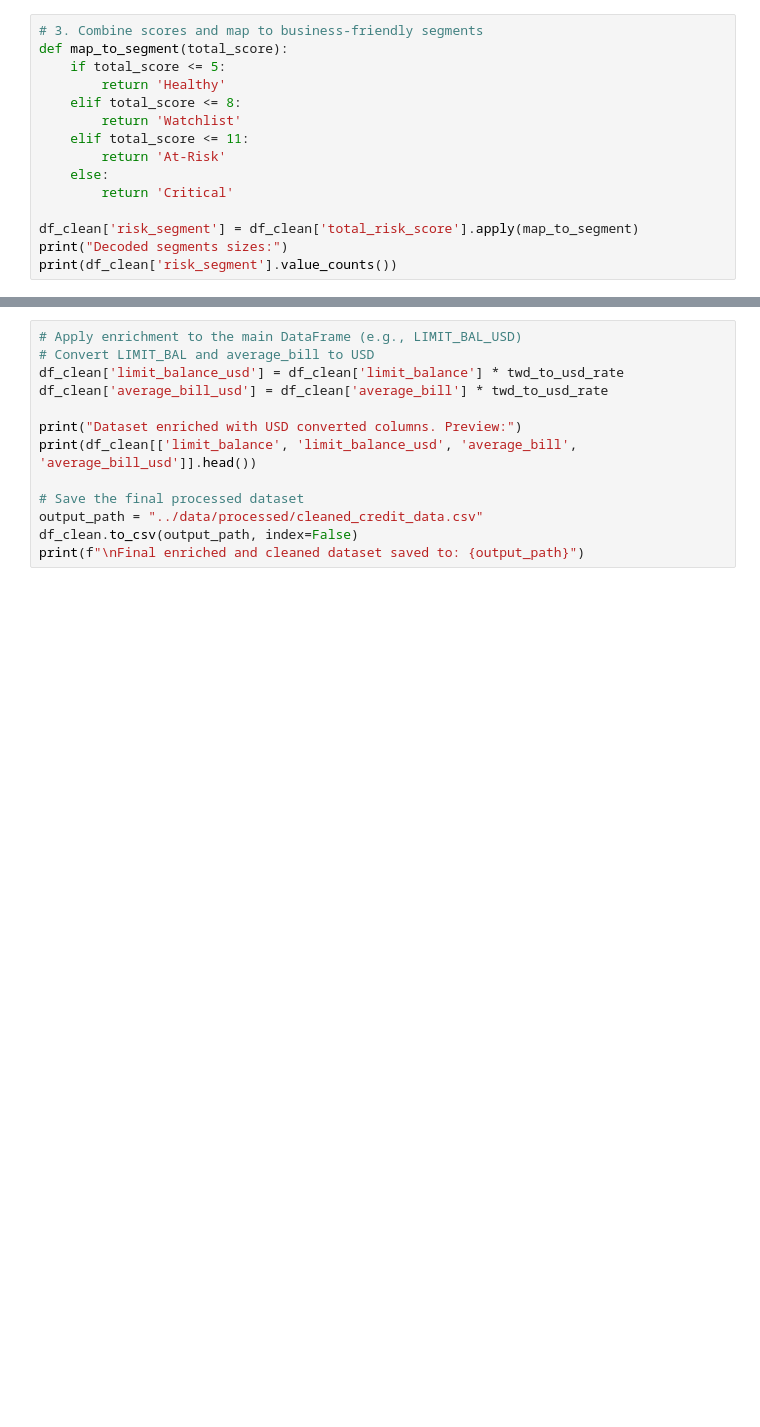
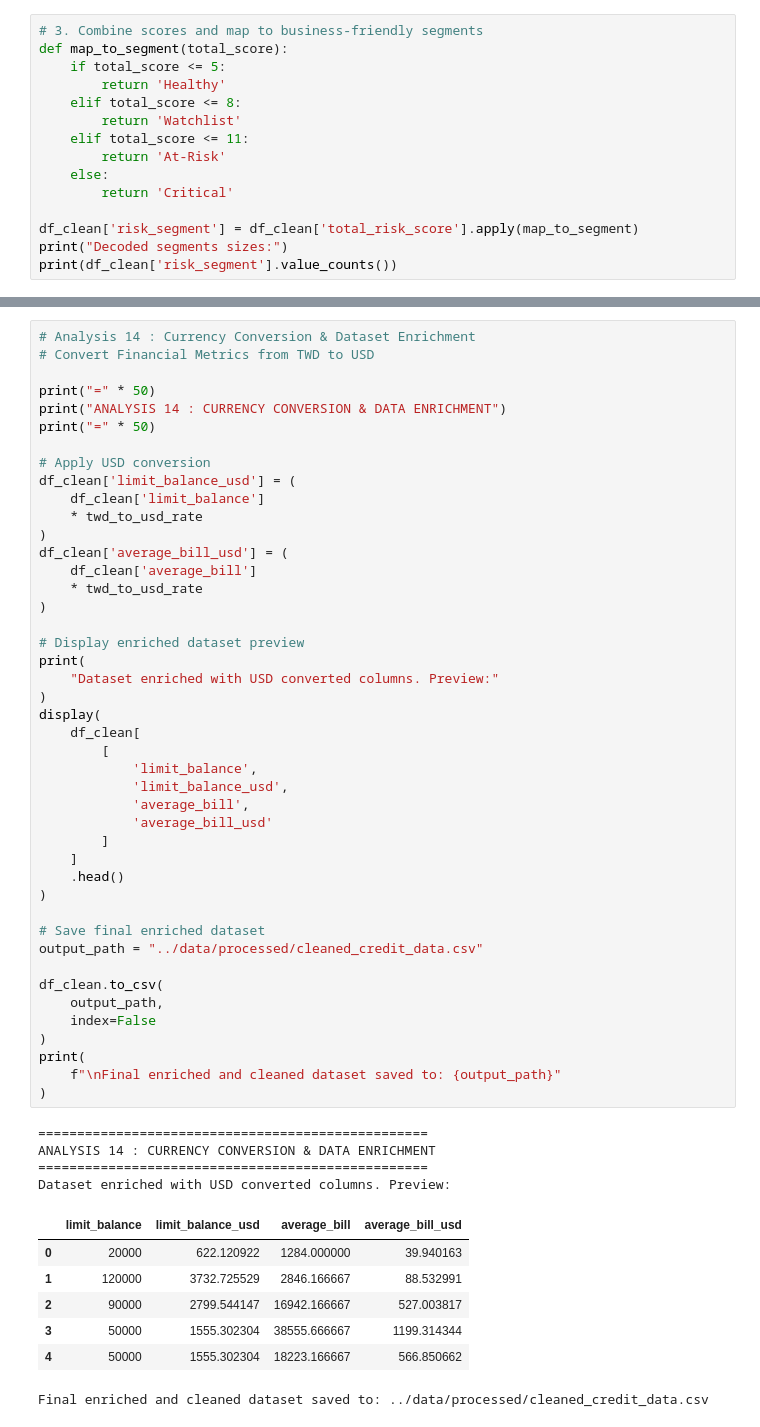
Before and after one commit to ChamithuPunchihewa/Final-Python-Project, a Jupyter notebook: notebooks/Technical_Appendix.ipynb, the cells around one changed output, grey strips where cells are left out. Drawn from its saved outputs; the diff is of its cells as text; blank space fills up the shorter version.

```diff
--- a/notebooks/Technical_Appendix.ipynb
+++ b/notebooks/Technical_Appendix.ipynb
@@ -1526,13 +1873,56 @@ except Exception as e:
 # %%
-# Apply enrichment to the main DataFrame (e.g., LIMIT_BAL_USD)
-# Convert LIMIT_BAL and average_bill to USD
-df_clean['limit_balance_usd'] = df_clean['limit_balance'] * twd_to_usd_rate
-df_clean['average_bill_usd'] = df_clean['average_bill'] * twd_to_usd_rate
+# Analysis 14 : Currency Conversion & Dataset Enrichment
+# Convert Financial Metrics from TWD to USD
 
-print("Dataset enriched with USD converted columns. Preview:")
-print(df_clean[['limit_balance', 'limit_balance_usd', 'average_bill', 'average_bill_usd']].head())
+print("=" * 50)
+print("ANALYSIS 14 : CURRENCY CONVERSION & DATA ENRICHMENT")
+print("=" * 50)
 
-# Save the final processed dataset
+# Apply USD conversion
+df_clean['limit_balance_usd'] = (
+    df_clean['limit_balance']
+    * twd_to_usd_rate
+)
+df_clean['average_bill_usd'] = (
+    df_clean['average_bill']
+    * twd_to_usd_rate
+)
+
+# Display enriched dataset preview
+print(
+    "Dataset enriched with USD converted columns. Preview:"
+)
+display(
+    df_clean[
+        [
+            'limit_balance',
+            'limit_balance_usd',
+            'average_bill',
+            'average_bill_usd'
+        ]
+    ]
+    .head()
+)
+
+# Save final enriched dataset
 output_path = "../data/processed/cleaned_credit_data.csv"
-df_clean.to_csv(output_path, index=False)
-print(f"\nFinal enriched and cleaned dataset saved to: {output_path}")
+
+df_clean.to_csv(
+    output_path,
+    index=False
+)
+print(
+    f"\nFinal enriched and cleaned dataset saved to: {output_path}"
+)
+# %% [output]
+==================================================
+ANALYSIS 14 : CURRENCY CONVERSION & DATA ENRICHMENT
+==================================================
+Dataset enriched with USD converted columns. Preview:
+|  | limit_balance | limit_balance_usd | average_bill | average_bill_usd |
+| 0 | 20000 | 622.120922 | 1284.000000 | 39.940163 |
+| 1 | 120000 | 3732.725529 | 2846.166667 | 88.532991 |
+| 2 | 90000 | 2799.544147 | 16942.166667 | 527.003817 |
+| 3 | 50000 | 1555.302304 | 38555.666667 | 1199.314344 |
+| 4 | 50000 | 1555.302304 | 18223.166667 | 566.850662 |
+Final enriched and cleaned dataset saved to: ../data/processed/cleaned_credit_data.csv
```
Also changed, not shown: parts of 16 cells of this notebook.
